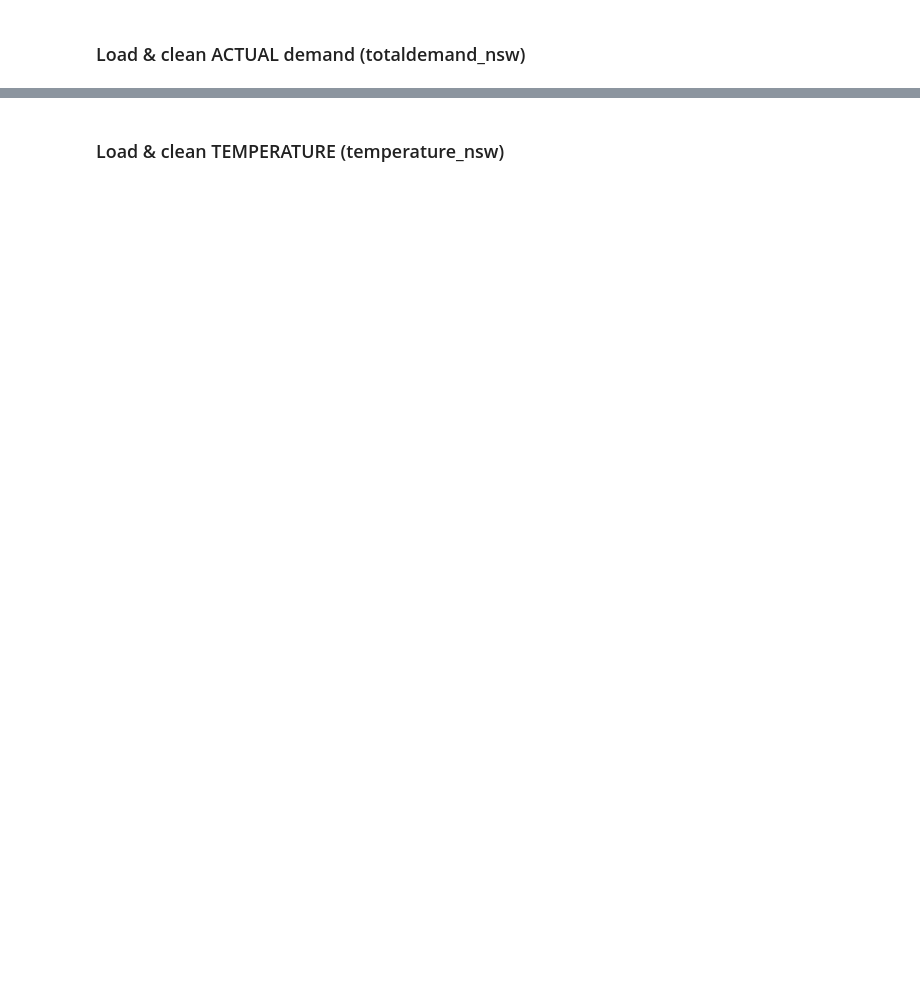
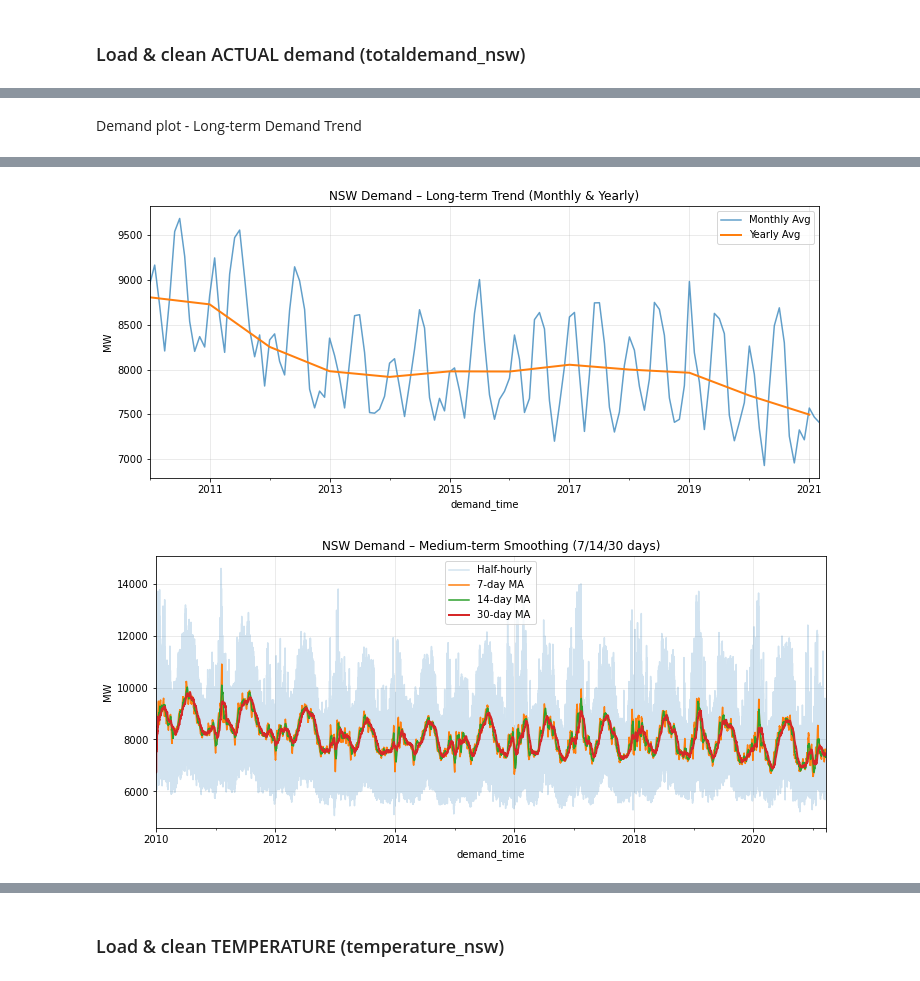
Before and after one commit to frozen-reprise/2025H5_GroupE, a Jupyter notebook: 2025H5_groupE_EDA.ipynb, the cells around one changed output, grey strips where cells are left out. Saved outputs shown, nothing was run; the diff lists cells and outputs as text; code cells hidden in the pictures; blank space fills up the shorter version.

```diff
--- a/2025H5_groupE_EDA.ipynb
+++ b/2025H5_groupE_EDA.ipynb
@@ -76,0 +137,51 @@ Demand date range: 2010-01-01 00:00:00 → 2021-03-18 00:00:00
+# %% [markdown]
+Demand plot - Long-term Demand Trend
+# %%
+
+# ensure the key columns exist with consistent names
+if "demand_time" not in demand.columns:
+    demand = demand.rename(columns={"datetime":"demand_time"})
+
+# index for resampling
+demand = demand.sort_values("demand_time").reset_index(drop=True)
+demand = demand.set_index("demand_time")
+
+# helpful calendar columns (we’ll reuse)
+_ = pd.DataFrame(index=demand.index)
+_["year"]     = _.index.year
+_["month"]    = _.index.month
+_["hour"]     = _.index.hour
+_["minute"]   = _.index.minute
+_["halfhour"] = _.index.hour*2 + (_.index.minute >= 30).astype(int)
+_["dow"]      = _.index.dayofweek
+_["is_weekend"] = _["dow"].isin([5,6]).astype(int)
+
+demand_cal = pd.concat([demand["demand_mw"], _], axis=1)
+print("Rows:", len(demand_cal), "| Date range:", demand_cal.index.min(), "→", demand_cal.index.max())
+
+
+
+monthly_avg = demand_cal["demand_mw"].resample("M").mean()
+yearly_avg  = demand_cal["demand_mw"].resample("Y").mean()
+
+roll7  = demand_cal["demand_mw"].rolling("7D").mean()
+roll14 = demand_cal["demand_mw"].rolling("14D").mean()
+roll30 = demand_cal["demand_mw"].rolling("30D").mean()
+
+print("Yearly avg (first, last):", f"{yearly_avg.iloc[0]:,.0f}", "→", f"{yearly_avg.iloc[-1]:,.0f}",
+      "| change %:", f"{(yearly_avg.iloc[-1]/yearly_avg.iloc[0]-1)*100:.1f}%")
+
+plt.figure(figsize=(12,5))
+monthly_avg.plot(label="Monthly Avg", alpha=0.7)
+yearly_avg.plot(label="Yearly Avg", linewidth=2)
+plt.title("NSW Demand – Long-term Trend (Monthly & Yearly)")
+plt.ylabel("MW"); plt.legend(); plt.grid(alpha=0.3); plt.show()
+
+plt.figure(figsize=(12,5))
+demand_cal["demand_mw"].plot(alpha=0.2, label="Half-hourly")
+roll7.plot(label="7-day MA")
+roll14.plot(label="14-day MA")
+roll30.plot(label="30-day MA", linewidth=2)
+plt.title("NSW Demand – Medium-term Smoothing (7/14/30 days)")
+plt.ylabel("MW"); plt.legend(); plt.grid(alpha=0.3); plt.show()
+# %% [output]
@@ -76,0 +190,2 @@ Demand date range: 2010-01-01 00:00:00 → 2021-03-18 00:00:00
+[figure, added]
+[figure, added]
```
Also changed, not shown: parts of 65 cells of this notebook, 6 other files.
